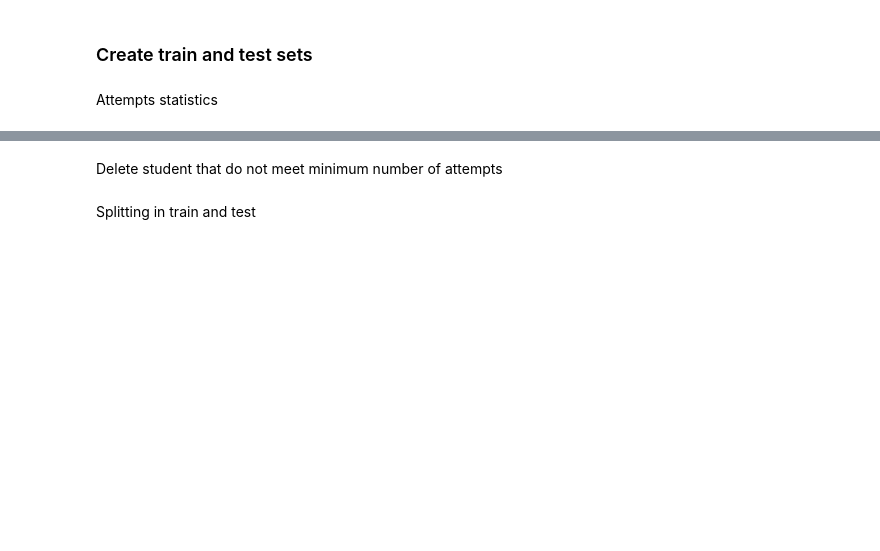
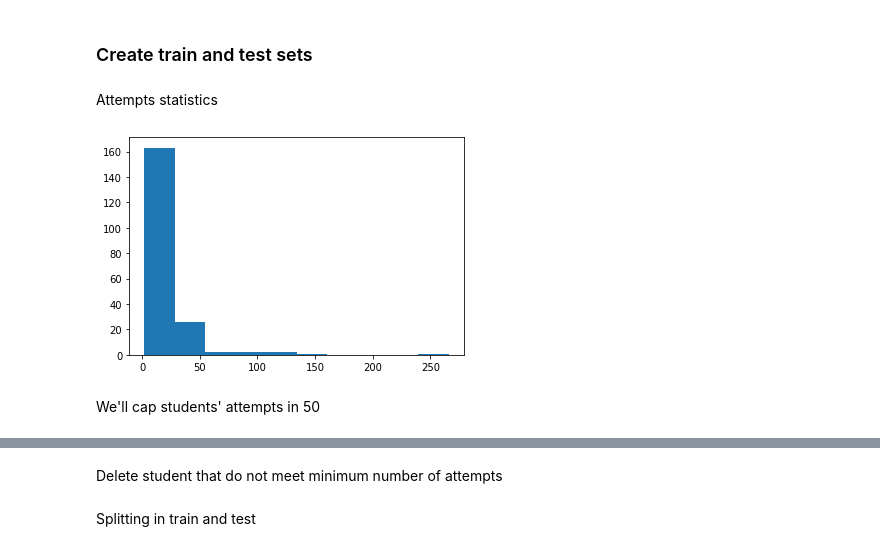
Before and after one commit to MachineTeachingEdu/machine-teaching, a Jupyter notebook: machineteaching/2020_02_19 - EDM 2020 - Creating dataset.ipynb, the cells around one changed output, grey strips where cells are left out. Cells and saved outputs as stored; diff of their text form; code cells hidden in the pictures; blank space fills up the shorter version.

```diff
--- a/machineteaching/2020_02_19 - EDM 2020 - Creating dataset.ipynb
+++ b/machineteaching/2020_02_19 - EDM 2020 - Creating dataset.ipynb
@@ -213,3 +216,14 @@ data = UserLog.objects.filter(problem__in=problems).exclude(outcome='S').annotat
 ).order_by("timestamp").filter(user__in=users)
 # %% [markdown]
 Attempts statistics
+# %%
+attempt_per_student = []
+for u in users:
+    attempt_per_student.append(data.filter(user=u).count())
+
+plt.hist(attempt_per_student)
+plt.show()
+# %% [output]
+[figure, added]
+# %% [markdown]
+We'll cap students' attempts in 50
```
Also changed, not shown: parts of 8 cells of this notebook, 1 other file.
